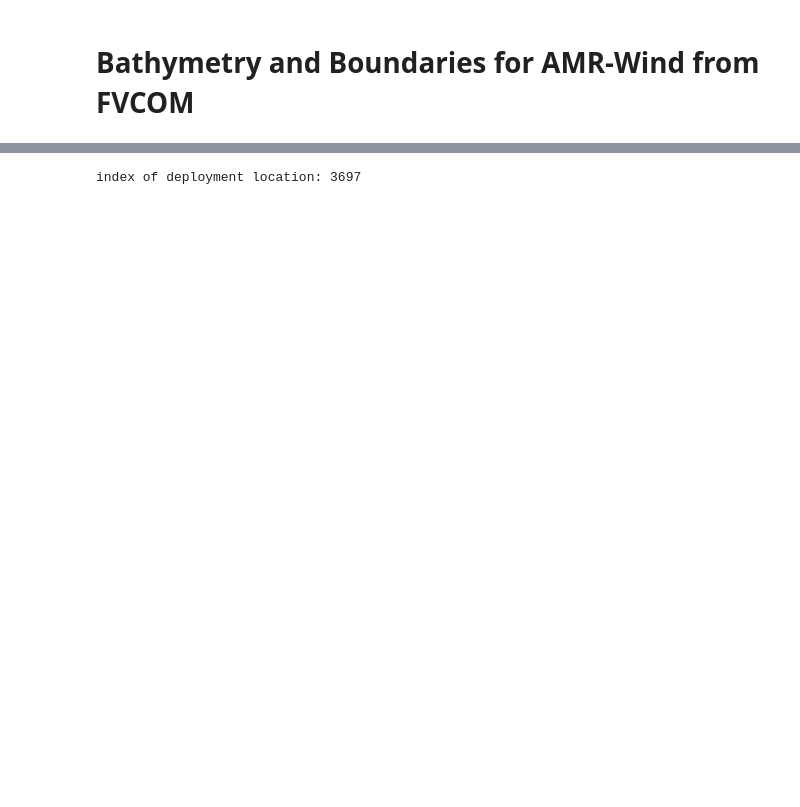
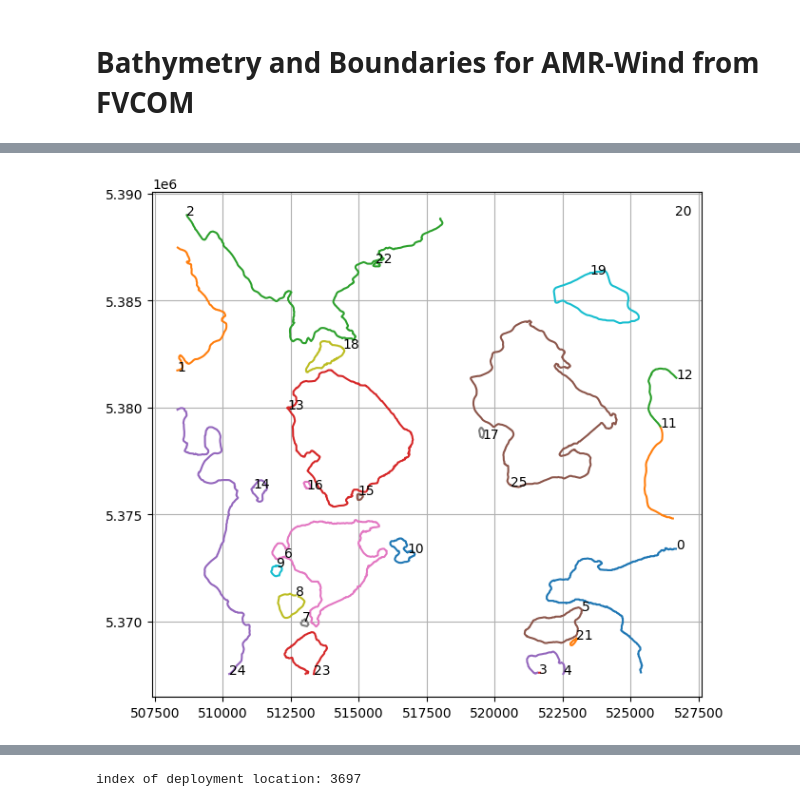
Before and after one commit to kynema/estuary_hfm_mmsei, a Jupyter notebook: tools/FVCOM-dataExtraction/FVCOM-dataExtraction.ipynb, the cells around one changed output, grey strips where cells are left out. Cells and saved outputs as stored; diff of their text form; code cells hidden in the pictures; blank space fills up the shorter version.

```diff
--- a/tools/FVCOM-dataExtraction/FVCOM-dataExtraction.ipynb
+++ b/tools/FVCOM-dataExtraction/FVCOM-dataExtraction.ipynb
@@ -89,0 +163,98 @@ Cannot find the ecCodes library
+# %%
+### Get coastal location data from SRTM Water Body Data set.
+
+# I downloaded the data around Rosario Strait from https://earthexplorer.usgs.gov/.  The file is a ESRI shapefile.  It contains
+# distinct sets of points for different bodies of water.  Most are lakes and rivers, but set 45 is the Pacific, which outlines the
+# islands that create Rosario Strait.
+
+# Read in the shape file using pyshp.
+sf = shpfl.Reader('/projects/hfm/churchfield/estuary_hfm_mmsei/tools/FVCOM-dataExtraction/w123n48n.shp')
+
+# Extract the Pacific coastline data.  The data is in lat/lon, so convert to UTM.
+waterBody = np.array(sf.shape(45).points)
+xWaterBody,yWaterBody,dd = coords.LatLonToUTM(waterBody[:,1],waterBody[:,0],UTMzone)
+
+# The downloaded water body data covers a large geographic extent, so this part cuts it down to a smaller region more
+# focused on the region of interest.
+maskWBData = True
+xBuffer = 2000.0
+yBuffer = 2000.0
+if (maskWBData):
+    mask = np.where(xWaterBody > np.min(xTerrain)-xBuffer)
+    xWaterBody = xWaterBody[mask]
+    yWaterBody = yWaterBody[mask]
+
+    mask = np.where(xWaterBody < np.max(xTerrain)+xBuffer)
+    xWaterBody = xWaterBody[mask]
+    yWaterBody = yWaterBody[mask]
+
+    mask = np.where(yWaterBody > np.min(yTerrain)-yBuffer)
+    xWaterBody = xWaterBody[mask]
+    yWaterBody = yWaterBody[mask]
+
+    mask = np.where(yWaterBody < np.max(yTerrain)+yBuffer)
+    xWaterBody = xWaterBody[mask]
+    yWaterBody = yWaterBody[mask]
+
+
+# The Pacific coastline is contained in a single polygon, so it does not distinguish islands from each other.  Look for jumps in distance
+# between consecutive points as an indicator of a new island and split to coordinates by island.
+xx = []
+yy = []
+xx_ = []
+yy_ = []
+jumpDistThreshold = 750.0
+for i in range(1,len(xWaterBody)-1):
+    ds = np.sqrt(np.square(xWaterBody[i+1] - xWaterBody[i]) +
+                 np.square(yWaterBody[i+1] - yWaterBody[i]))
+    if (ds < jumpDistThreshold):
+        xx_.append(xWaterBody[i])
+        yy_.append(yWaterBody[i])
+    else:
+        xx.append(np.asarray(xx_))
+        yy.append(np.asarray(yy_))
+        xx_ = []
+        yy_ = []
+
+xIsland = xx
+yIsland = yy
+
+
+# Come up with a terrain elevation map mask to only include data inside the boundaries of islands and disclude anything in the water.
+nIsland = len(xIsland)
+
+xyTerrain = np.zeros((len(xTerrain),2))
+xyTerrain[:,0] = xTerrain
+xyTerrain[:,1] = yTerrain
+
+insideMask = []
+for i in range(nIsland):
+    xyIsland = np.zeros((len(xIsland[i]),2))
+    xyIsland[:,0] = xIsland[i]
+    xyIsland[:,1] = yIsland[i]
+    path = mpath.Path(xyIsland)
+    tf = path.contains_points(xyTerrain)
+    for j in range(len(tf)):
+        if (tf[j]):
+            insideMask.append(j)
+
+
+
+
+
+plt.figure(0,figsize=(6.8,6))
+for i in range(len(xIsland)):
+    plt.plot(xIsland[i],yIsland[i])
+    plt.text(xIsland[i][0],yIsland[i][0],str(i))
+
+
+plt.figure(1,figsize=(8,6))
+plt.scatter(xTerrain[insideMask],yTerrain[insideMask],c=zTerrain[insideMask],s=0.5,cmap='jet',vmin=np.min(-h),vmax=np.max(zTerrain))
+#plt.scatter(xBathymetry,yBathymetry,c=zBathymetry,s=0.5,cmap='jet',vmin=np.min(-h),vmax=np.max(zTerrain))
+for i in range(len(xIsland)):
+    plt.plot(xIsland[i],yIsland[i])
+plt.axis('equal')
+plt.colorbar(label='height (m)')
+plt.xlim((510000,525000))
+plt.ylim((5.37E6,5.3875E6))
+# %% [output]
@@ -89,0 +264 @@ Cannot find the ecCodes library
+[figure, added]
```
Also changed, not shown: parts of 19 cells of this notebook, 8 other files.
